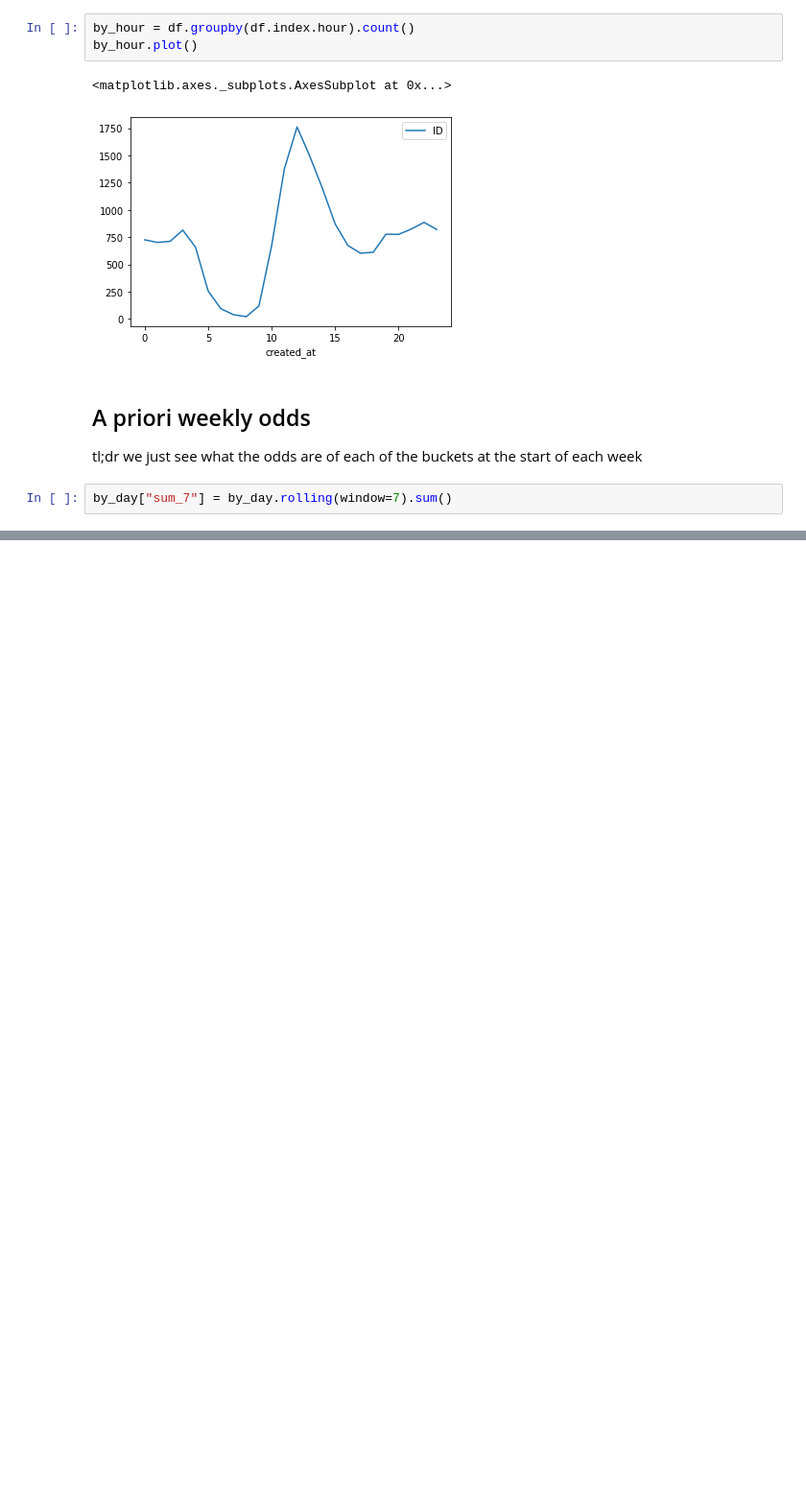
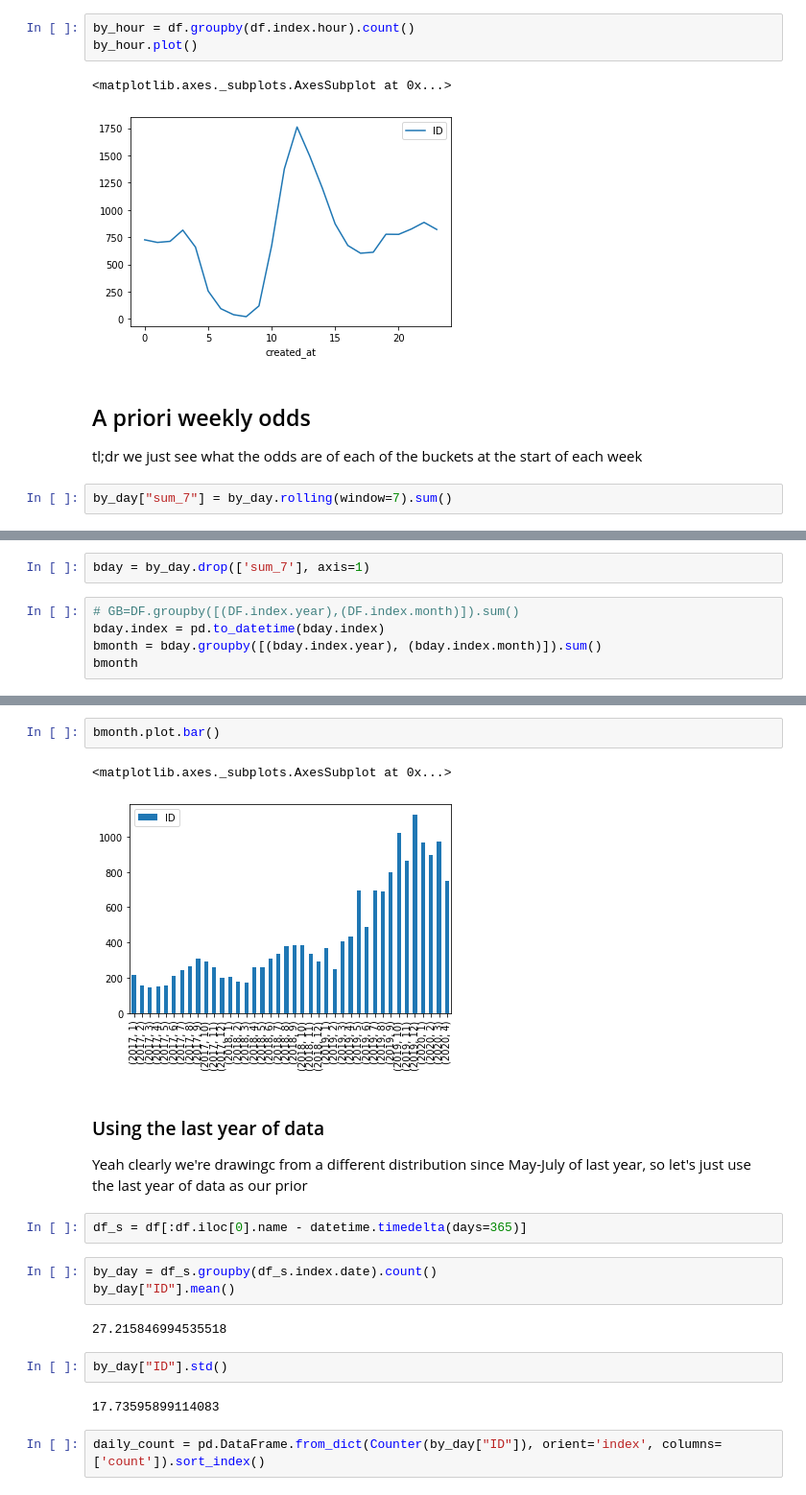
Before and after one commit to chondromalasia/trump_tweets, a Jupyter notebook: notebooks/EDA realDonaldTrump.ipynb, the cells around one changed output, grey strips where cells are left out. Shown at 96% size. Saved outputs shown, nothing was run; the diff lists cells and outputs as text; blank space fills up the shorter version.

```diff
--- a/notebooks/EDA realDonaldTrump.ipynb
+++ b/notebooks/EDA realDonaldTrump.ipynb
@@ -170,0 +192,7 @@ by_day.tail(8)
+# %%
+bday = by_day.drop(['sum_7'], axis=1)
+# %%
+# GB=DF.groupby([(DF.index.year),(DF.index.month)]).sum()
+bday.index = pd.to_datetime(bday.index)
+bmonth = bday.groupby([(bday.index.year), (bday.index.month)]).sum()
+bmonth
@@ -170,0 +217,22 @@ by_day.tail(8)
+# %%
+bmonth.plot.bar()
+# %% [output]
+<matplotlib.axes._subplots.AxesSubplot at 0x...>
+[figure, added]
+# %% [markdown]
+### Using the last year of data
+
+Yeah clearly we're drawingc from a different distribution since May-July of last year, so let's just use the last year of data as our prior
+# %%
+df_s = df[:df.iloc[0].name - datetime.timedelta(days=365)]
+# %%
+by_day = df_s.groupby(df_s.index.date).count()
+by_day["ID"].mean()
+# %% [output]
+27.215846994535518
+# %%
+by_day["ID"].std()
+# %% [output]
+17.73595899114083
+# %%
+daily_count = pd.DataFrame.from_dict(Counter(by_day["ID"]), orient='index', columns=['count']).sort_index()
```
Also changed, not shown: parts of 18 cells of this notebook, 1 other file.
